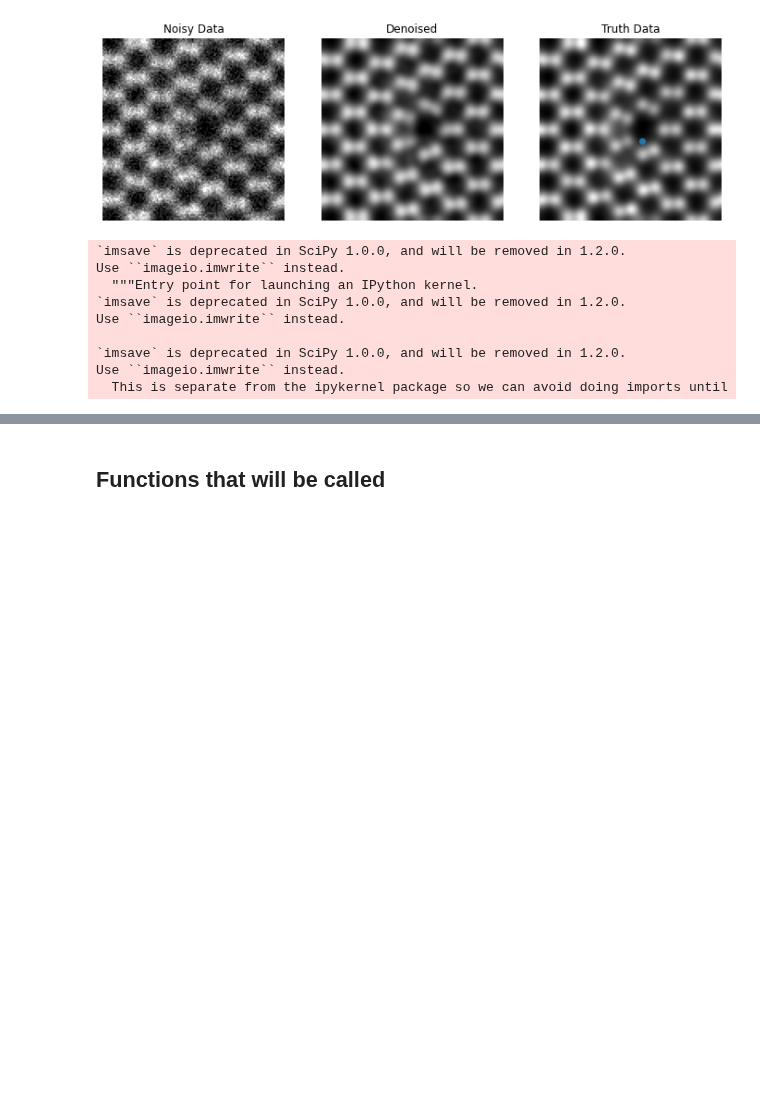
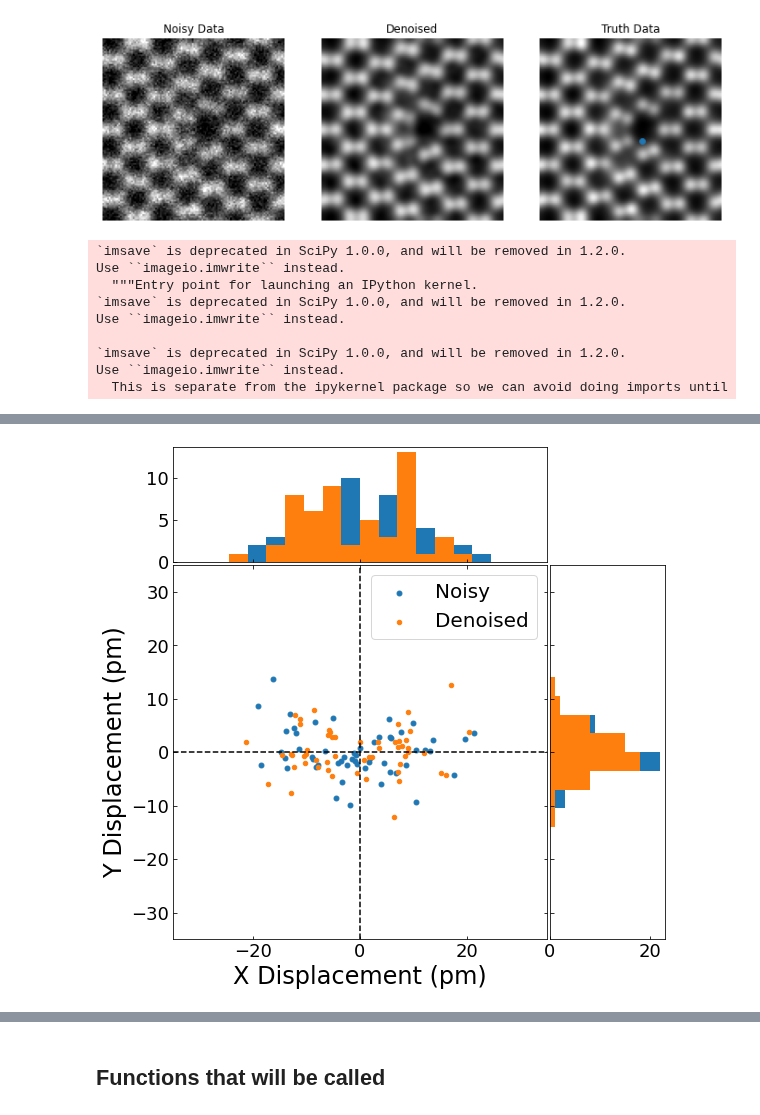
Before and after one commit to CY-Zhang/PyProcessingCodes, a Jupyter notebook: TensorDenoise/VisulizeResults_AtomDisplacement.ipynb, the cells around one changed output, grey strips where cells are left out. Saved outputs shown, nothing was run; the diff lists cells and outputs as text; code cells hidden in the pictures; blank space fills up the shorter version.

```diff
--- a/TensorDenoise/AtomDisplacement_SiDisl.ipynb
+++ b/TensorDenoise/VisulizeResults_AtomDisplacement.ipynb
@@ -106,0 +199,66 @@ plt.ylim([-1.9,1.9])
+# %%
+# Scatter plot with histogram to show the denoising improvment
+# Convert unit from px to pm
+diff_noisy_pm = diff_noisy * 17.5
+diff_denoised_pm = diff_denoised * 17.5
+
+x, y = diff_noisy_pm[1:-1,0].flatten(), diff_noisy_pm[1:-1,1].flatten()
+
+# definitions for the axes
+left, width = 0.1, 0.65
+bottom, height = 0.1, 0.65
+spacing = 0.005
+
+rect_scatter = [left, bottom, width, height]
+rect_histx = [left, bottom + height + spacing, width, 0.2]
+rect_histy = [left + width + spacing, bottom, 0.2, height]
+
+# start with a rectangular Figure
+plt.figure(figsize=(8, 8))
+
+ax_scatter = plt.axes(rect_scatter)
+ax_scatter.tick_params(direction='in', top=True, right=True)
+ax_histx = plt.axes(rect_histx)
+ax_histx.tick_params(direction='in', labelbottom=False)
+ax_histy = plt.axes(rect_histy)
+ax_histy.tick_params(direction='in', labelleft=False)
+
+# the scatter plot:
+ax_scatter.scatter(x, y,s=24,color='#1f77b4', label='Noisy')
+ax_scatter.set_xlabel('Movement X (px)',fontsize=22)
+ax_scatter.set_ylabel('Movement Y (px)',fontsize=22)
+ax_scatter.tick_params(direction='in',labelsize = 18)
+
+# now determine nice limits by hand:
+binwidth = 0.2 * 17.5
+lim = np.ceil(np.abs([x, y]).max() / binwidth) * binwidth
+lim = 2 * 17.5
+ax_scatter.set_xlim((-lim, lim))
+ax_scatter.set_ylim((-lim, lim))
+ax_scatter.axhline(y=0, linestyle='dashed', color='black')
+ax_scatter.axvline(x=0, linestyle='dashed', color='black')
+
+bins = np.arange(-lim, lim + binwidth, binwidth)
+ax_histx.hist(x, bins=bins)
+ax_histy.hist(y, bins=bins, orientation='horizontal')
+ax_histx.tick_params(labelsize=18)
+ax_histy.tick_params(labelsize=18)
+
+ax_histx.set_xlim(ax_scatter.get_xlim())
+ax_histy.set_ylim(ax_scatter.get_ylim())
+
+# Plot the denoised part
+
+x, y = diff_denoised_pm[1:-1,0].flatten(), diff_denoised_pm[1:-1,1].flatten()
+
+ax_scatter.scatter(x, y,s=20,color='#ff7f0e', label='Denoised')
+ax_scatter.set_xlabel('X Displacement (pm)',fontsize=24)
+ax_scatter.set_ylabel('Y Displacement (pm)',fontsize=24)
+ax_scatter.tick_params(direction='in',labelsize = 18)
+ax_histx.hist(x, bins=bins)
+ax_histy.hist(y, bins=bins, orientation='horizontal')
+ax_scatter.legend(fontsize=20)
+
+plt.show()
+# %% [output]
+[figure, added]
```
Also changed, not shown: parts of 14 cells of this notebook, 1 other file.
